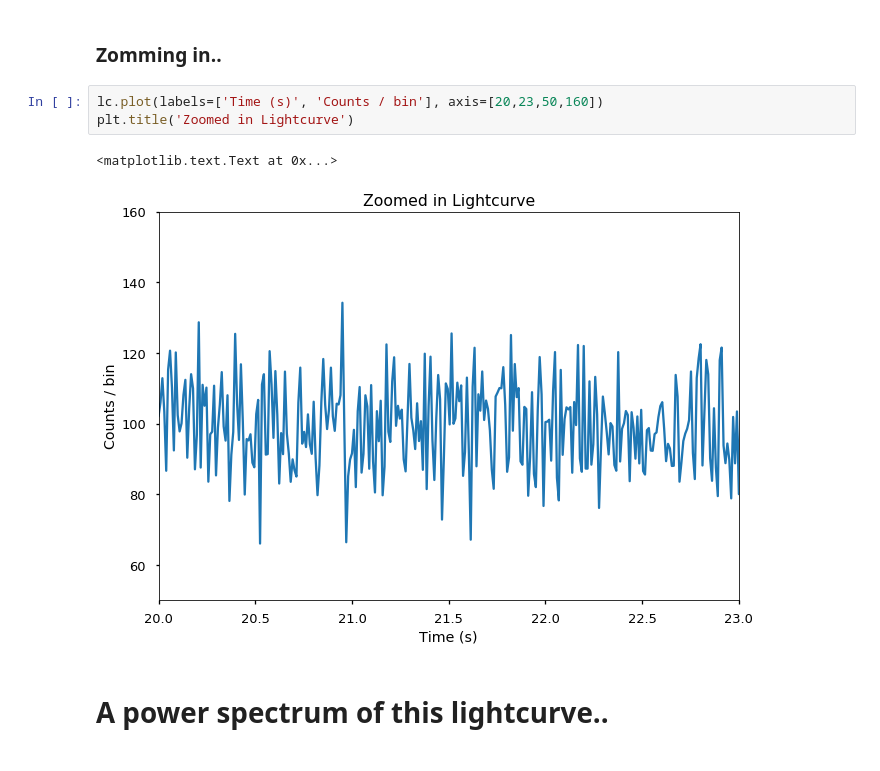
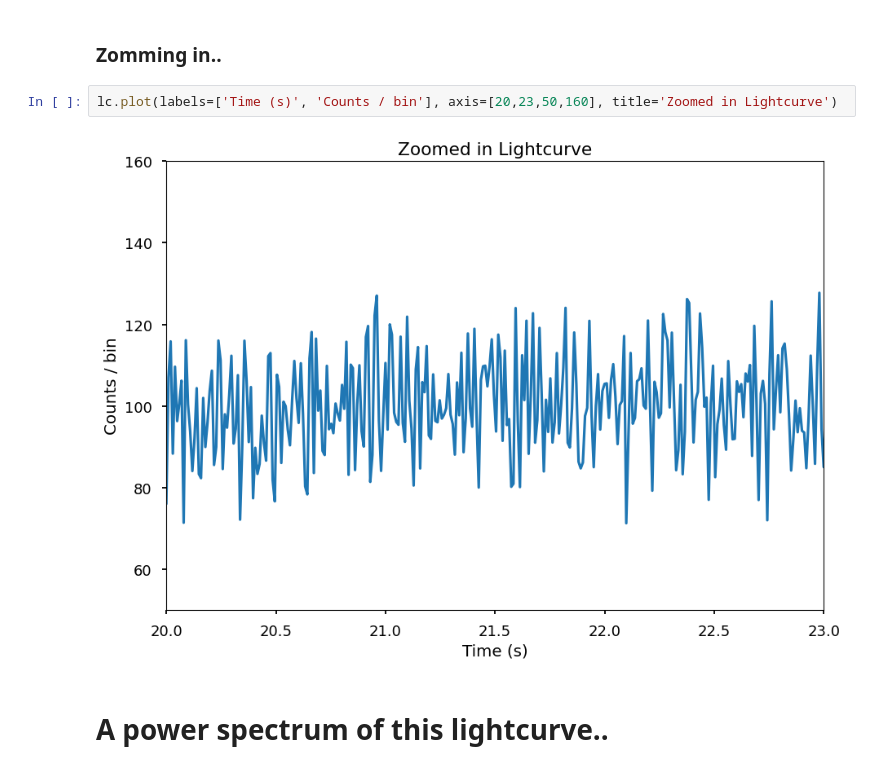
Before and after one commit to StingraySoftware/notebooks, a Jupyter notebook: DynamicalPowerspectrum/DynamicalPowerspectrum_tutorial_[fake_data].ipynb, the cells around one changed output. Saved outputs shown, nothing was run; the diff lists cells and outputs as text.

```diff
--- a/DynamicalPowerspectrum/DynamicalPowerspectrum_tutorial_[fake_data].ipynb
+++ b/DynamicalPowerspectrum/DynamicalPowerspectrum_tutorial_[fake_data].ipynb
@@ -44,11 +45,9 @@ plt.title('Lightcurve')
 # %% [markdown]
 ### Zomming in..
 # %%
-lc.plot(labels=['Time (s)', 'Counts / bin'], axis=[20,23,50,160])
-plt.title('Zoomed in Lightcurve')
+lc.plot(labels=['Time (s)', 'Counts / bin'], axis=[20,23,50,160], title='Zoomed in Lightcurve')
 # %% [output]
-<matplotlib.text.Text at 0x...>
-[figure, old version]
+[figure, new version]
 # %% [markdown]
 # A power spectrum of this lightcurve..
 # %%
```
Also changed, not shown: parts of 12 cells of this notebook.
